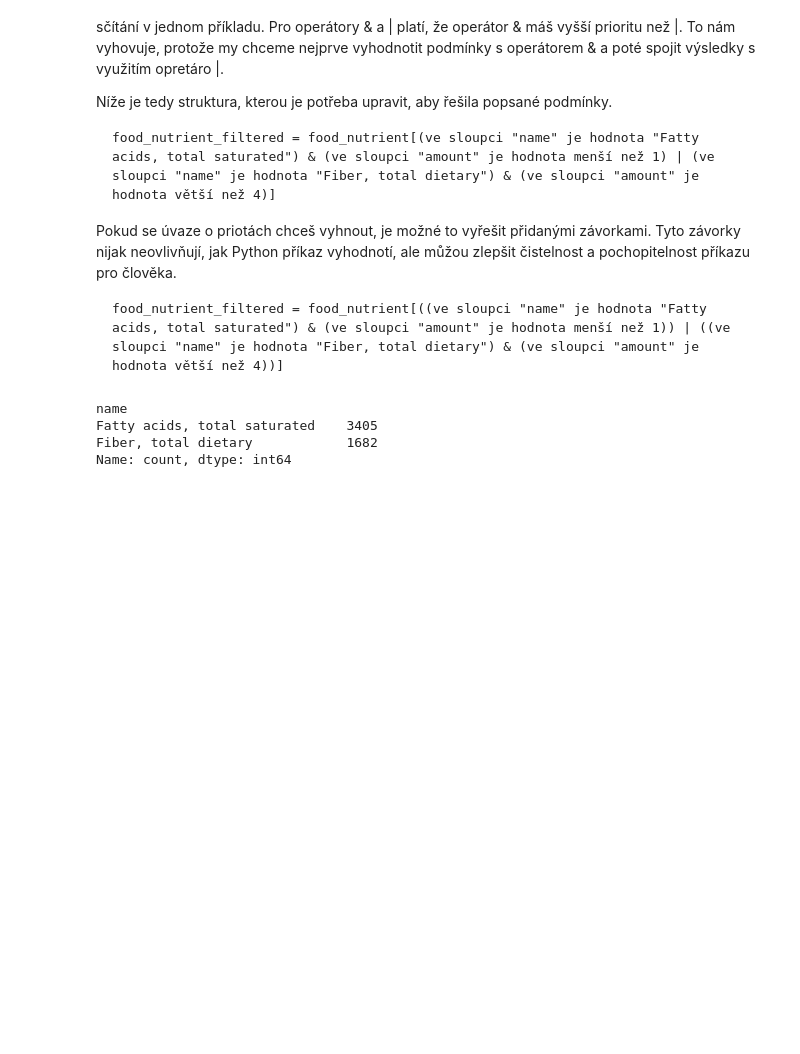
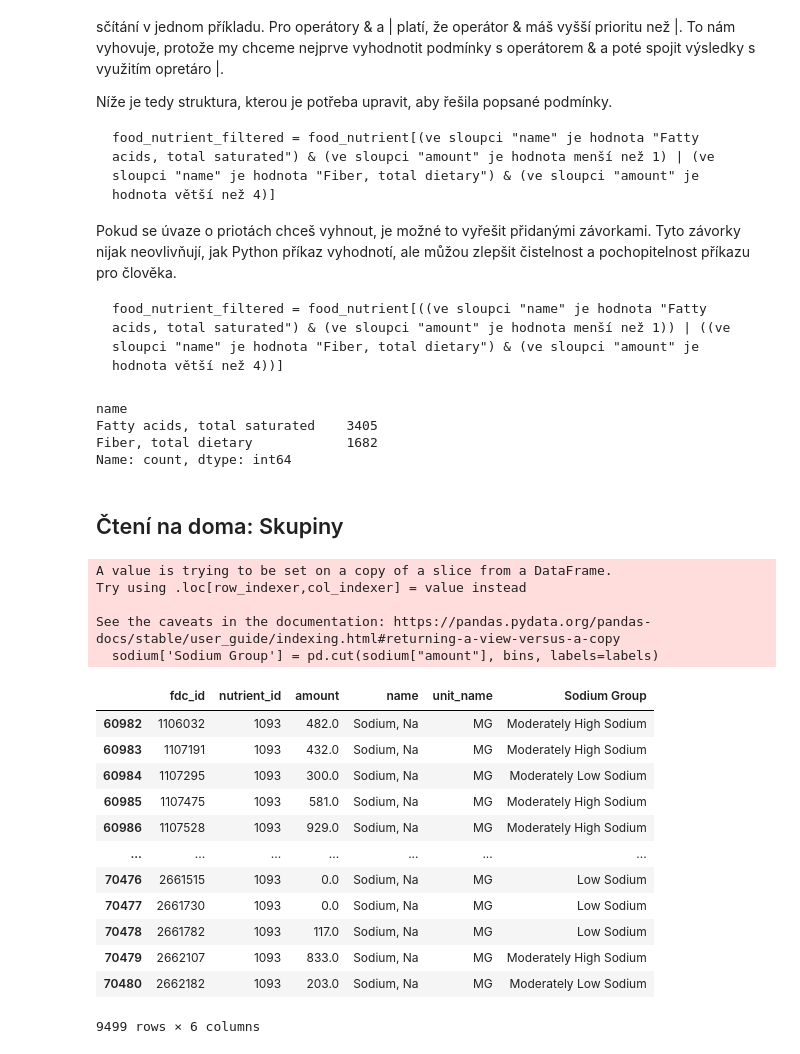
Before and after one commit to AnetaPopelova/czechitas-python-pro-datovou-analyzu-2025-02, a Jupyter notebook: notebooks/lekce-02/lekce-02.ipynb, the cells around one changed output. Cells and saved outputs as stored; diff of their text form; code cells hidden in the pictures; blank space fills up the shorter version.

```diff
--- a/notebooks/lekce-02/lekce-02.ipynb
+++ b/notebooks/lekce-02/lekce-02.ipynb
@@ -423,3 +428,32 @@ name
 Fatty acids, total saturated    3405
 Fiber, total dietary            1682
 Name: count, dtype: int64
+# %% [markdown]
+## Čtení na doma: Skupiny
+# %%
+bins = [-1, 140, 400, 1000, float('inf')]
+labels = ['Low Sodium', 'Moderately Low Sodium', 'Moderately High Sodium', 'High Sodium']
+# %%
+sodium = food_nutrient[food_nutrient["name"] == "Sodium, Na"]
+
+sodium['Sodium Group'] = pd.cut(sodium["amount"], bins, labels=labels)
+sodium
+# %% [output]
+A value is trying to be set on a copy of a slice from a DataFrame.
+Try using .loc[row_indexer,col_indexer] = value instead
+
+See the caveats in the documentation: https://pandas.pydata.org/pandas-docs/stable/user_guide/indexing.html#returning-a-view-versus-a-copy
+  sodium['Sodium Group'] = pd.cut(sodium["amount"], bins, labels=labels)
+|  | fdc_id | nutrient_id | amount | name | unit_name | Sodium Group |
+| 60982 | 1106032 | 1093 | 482.0 | Sodium, Na | MG | Moderately High Sodium |
+| 60983 | 1107191 | 1093 | 432.0 | Sodium, Na | MG | Moderately High Sodium |
+| 60984 | 1107295 | 1093 | 300.0 | Sodium, Na | MG | Moderately Low Sodium |
+| 60985 | 1107475 | 1093 | 581.0 | Sodium, Na | MG | Moderately High Sodium |
+| 60986 | 1107528 | 1093 | 929.0 | Sodium, Na | MG | Moderately High Sodium |
+| ... | ... | ... | ... | ... | ... | ... |
+| 70476 | 2661515 | 1093 | 0.0 | Sodium, Na | MG | Low Sodium |
+| 70477 | 2661730 | 1093 | 0.0 | Sodium, Na | MG | Low Sodium |
+| 70478 | 2661782 | 1093 | 117.0 | Sodium, Na | MG | Low Sodium |
+| 70479 | 2662107 | 1093 | 833.0 | Sodium, Na | MG | Moderately High Sodium |
+| 70480 | 2662182 | 1093 | 203.0 | Sodium, Na | MG | Moderately Low Sodium |
+9499 rows × 6 columns
```
Also changed, not shown: parts of 1 cell of this notebook, 1 other file.
